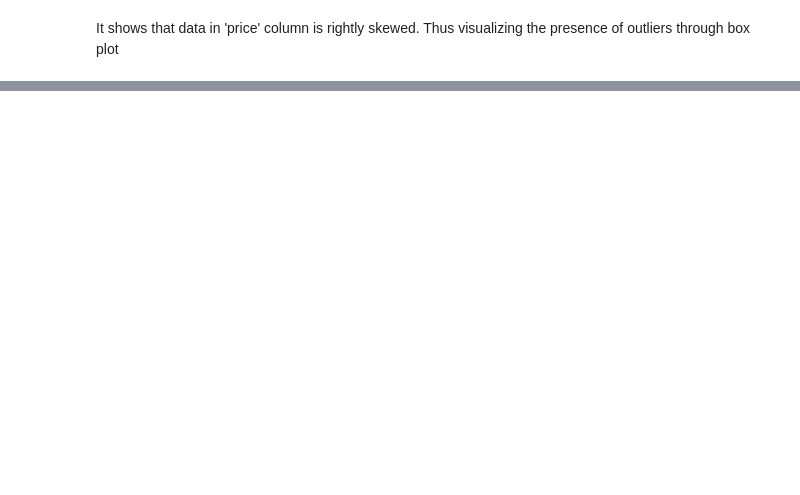
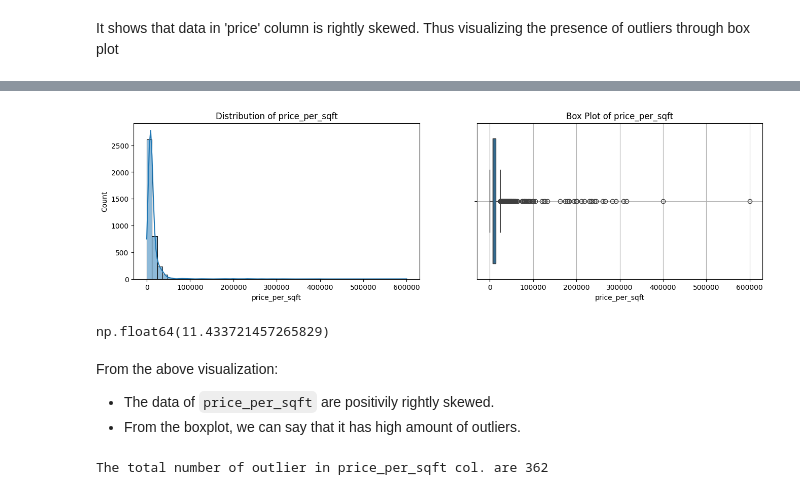
Before and after one commit to Tanwar-Aastha/Property-price-prediction, a Jupyter notebook: notebook/outlier_detection.ipynb, the cells around one changed output, grey strips where cells are left out. Drawn from its saved outputs; the diff is of its cells as text; code cells hidden in the pictures; blank space fills up the shorter version.

Commit message:
outlier treatment

```diff
--- a/notebook/outlier_detection.ipynb
+++ b/notebook/outlier_detection.ipynb
@@ -111,0 +139,18 @@ Name: count, Length: 136, dtype: int64
+# %%
+# visualizing the distribution of price_per_sqft
+data_distribution_checker('price_per_sqft')
+# %% [output]
+[figure, added]
+# %%
+df['price_per_sqft'].skew()
+# %% [output]
+np.float64(11.433721457265829)
+# %% [markdown]
+From the above visualization:
+- The data of  `price_per_sqft` are positivily rightly skewed.
+- From the boxplot, we can say that it has high amount of outliers.
+# %%
+outlier_num = outlier_detection_IQR('price_per_sqft')[2]
+print(f"The total number of outlier in price_per_sqft col. are {outlier_num}" )
+# %% [output]
+The total number of outlier in price_per_sqft col. are 362
```
Also changed, not shown: parts of 93 cells of this notebook, 1 other file.
